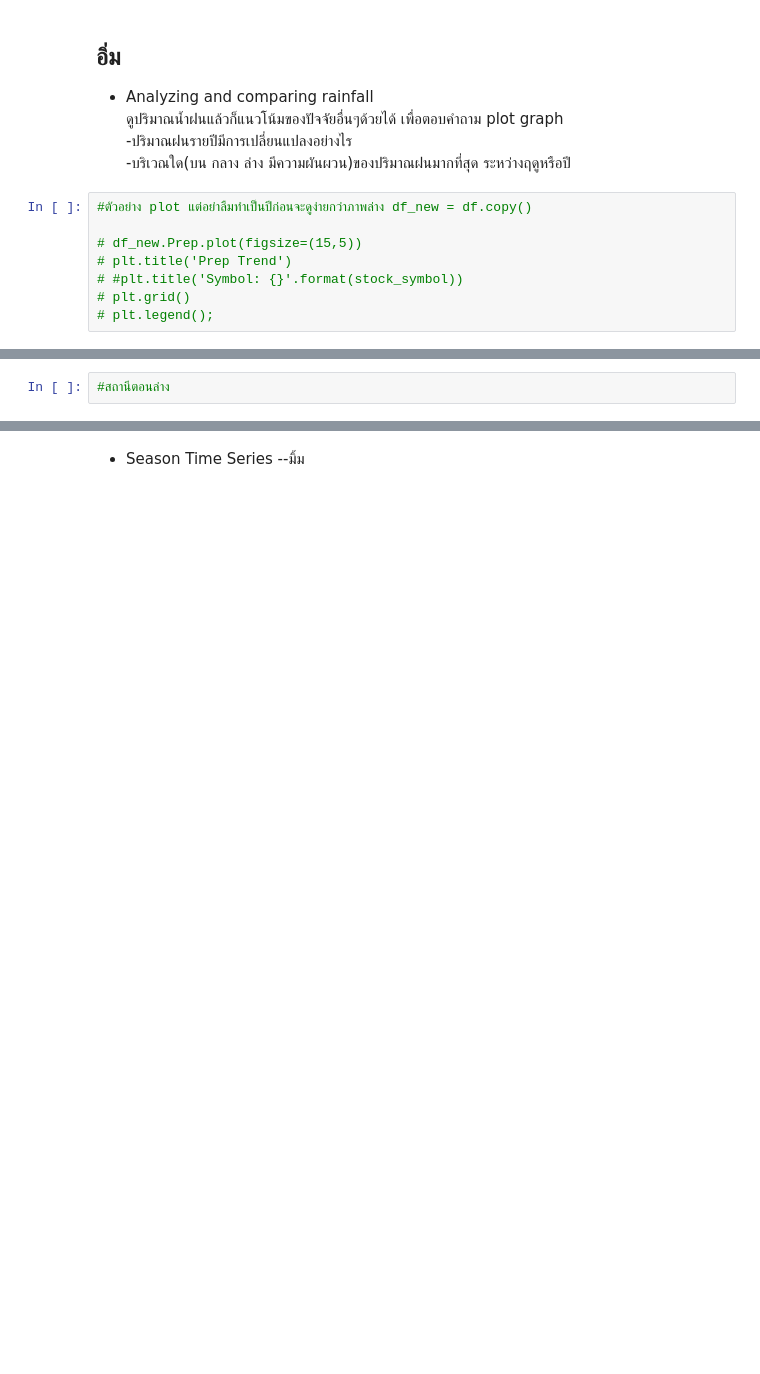
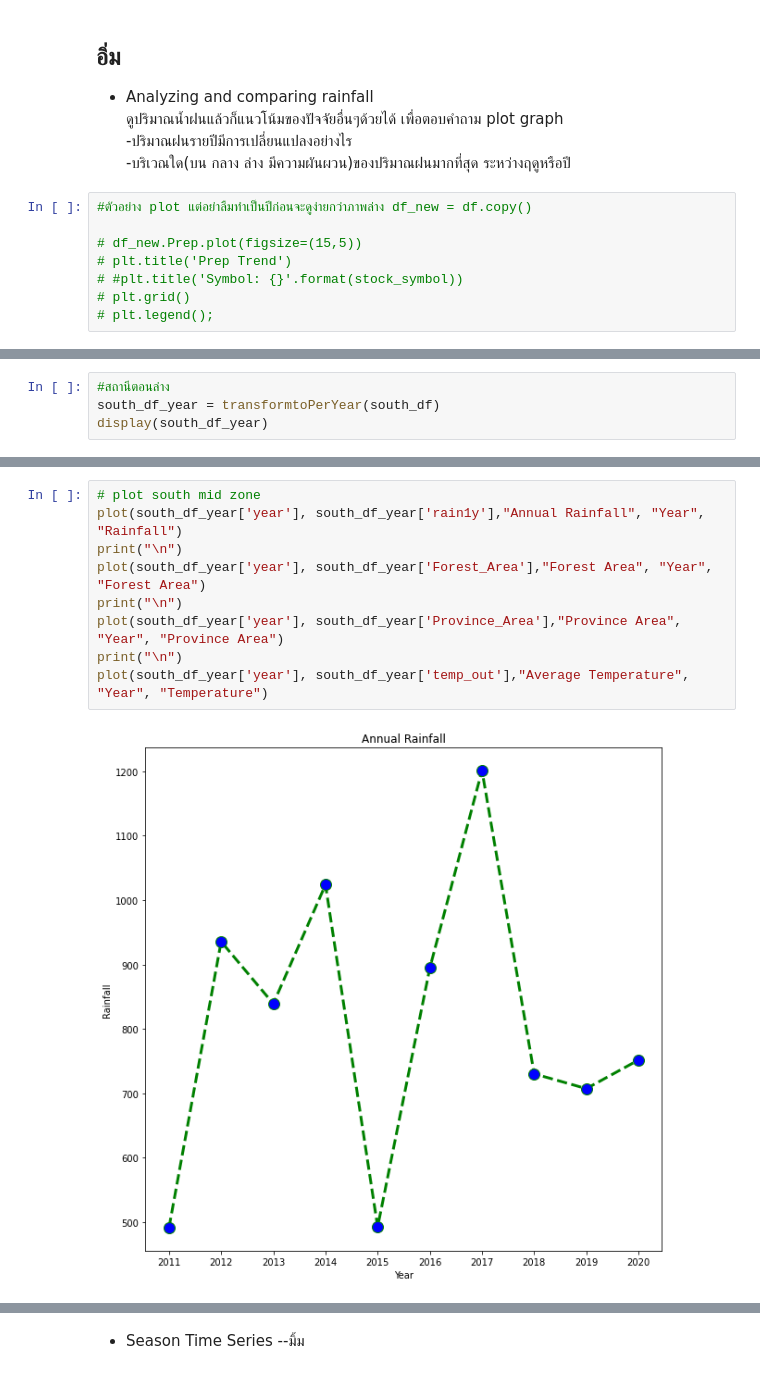
Before and after one commit to punnarat-w/Yomriver_analysis, a Jupyter notebook: ForecastingModel.ipynb, the cells around one changed output, grey strips where cells are left out. Saved outputs shown, nothing was run; the diff lists cells and outputs as text; blank space fills up the shorter version.

```diff
--- a/ForecastingModel.ipynb
+++ b/ForecastingModel.ipynb
@@ -767,2 +857,4 @@ display(south_df.head())
 # %%
 #สถานีตอนล่าง
+south_df_year = transformtoPerYear(south_df)
+display(south_df_year)
@@ -768,0 +873,11 @@ display(south_df.head())
+# %%
+# plot south mid zone
+plot(south_df_year['year'], south_df_year['rain1y'],"Annual Rainfall", "Year", "Rainfall")
+print("\n")
+plot(south_df_year['year'], south_df_year['Forest_Area'],"Forest Area", "Year", "Forest Area")
+print("\n")
+plot(south_df_year['year'], south_df_year['Province_Area'],"Province Area", "Year", "Province Area")
+print("\n")
+plot(south_df_year['year'], south_df_year['temp_out'],"Average Temperature", "Year", "Temperature")
+# %% [output]
+[figure, added]
```
Also changed, not shown: parts of 8 cells of this notebook.
